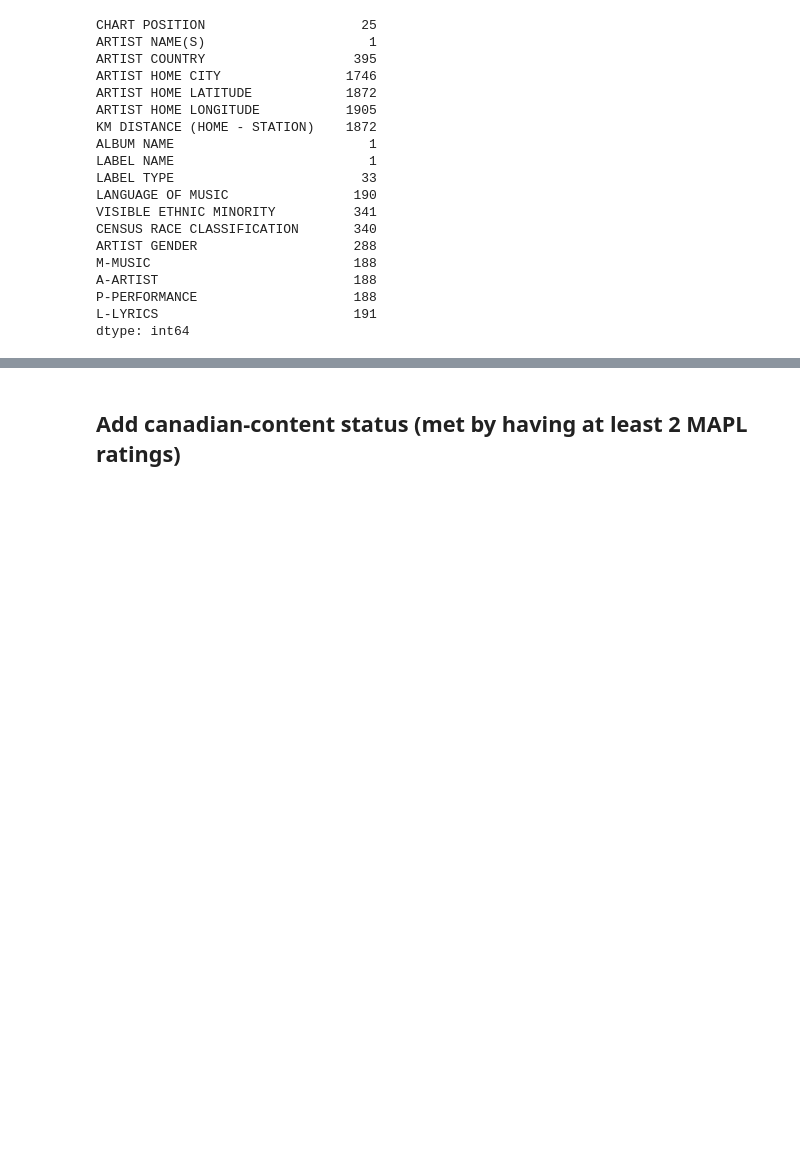
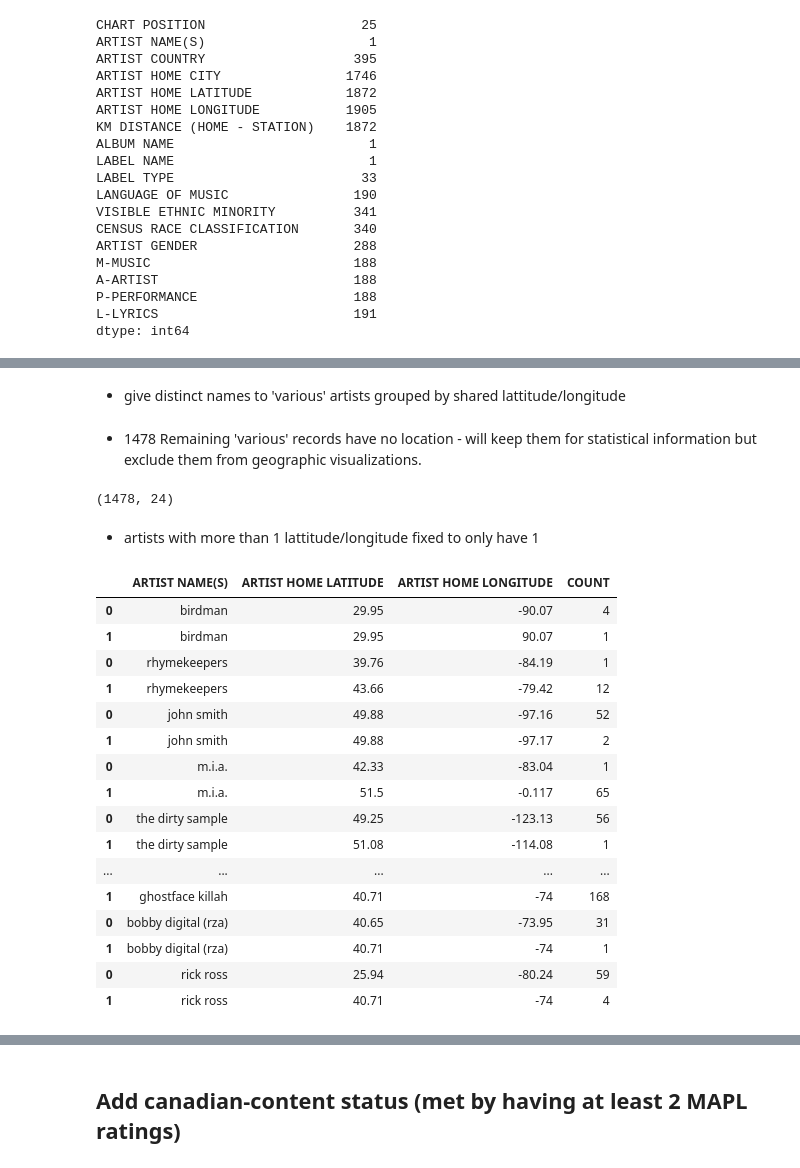
Before and after one commit to OwenBrush/canadian-hip-hop-radio-analysis, a Jupyter notebook: data_cleaning.ipynb, the cells around one changed output, grey strips where cells are left out. Drawn from its saved outputs; the diff is of its cells as text; code cells hidden in the pictures; blank space fills up the shorter version.

```diff
--- a/data_cleaning.ipynb
+++ b/data_cleaning.ipynb
@@ -39,0 +83,13 @@ dtype: int64
+# %%
+# Data
+string_columns = df.select_dtypes(exclude=[np.number, np.datetime64]).columns
+
+for column in string_columns:
+    cleaned = df[column].astype(str)
+    cleaned = cleaned.str.strip()
+    cleaned = cleaned.str.replace('\s+', ' ', regex=True)
+    cleaned = cleaned.str.lower()
+
+    df[column] = cleaned
+
+df.replace('nan',np.nan, inplace=True)
@@ -39,0 +98,2 @@ dtype: int64
+# %%
+df.replace(['', '-', '?'], np.nan, inplace=True)
@@ -40 +119,5 @@ dtype: int64
+# %%
+dates = df['WEEK OF'].astype(str).str.split().str[0]
+dates = dates.replace('3/2/1010', '2010-03-02')
+df['WEEK OF'] = pd.to_datetime(dates)
 # %%
@@ -150,7 +182,7 @@ array([[datetime.datetime(2007, 7, 17, 0, 0), 'CFUV  ', 'Victoria', 'BC',
         nan, nan, nan, nan, nan, nan, nan, nan, nan]], dtype=object)
 # %%
 # Drop row with no artist data
-clean_df = clean_df[~clean_df['ARTIST NAME(S)'].isna()]
+df = df[~df['ARTIST NAME(S)'].isna()]
 # %%
 duplicate_location_set = df.groupby(['ARTIST NAME(S)','ARTIST HOME LATITUDE','ARTIST HOME LONGITUDE'])['ARTIST NAME(S)'].count().reset_index(name='count')
 duplicates = duplicate_location_set['ARTIST NAME(S)'].value_counts()[ duplicate_location_set['ARTIST NAME(S)'].value_counts() >1]
@@ -297,0 +206,2 @@ dtype: int64
+# %% [markdown]
+- give distinct names to 'various' artists grouped by shared lattitude/longitude
@@ -297,0 +214,31 @@ dtype: int64
+# %% [markdown]
+- 1478 Remaining 'various' records have no location - will keep them for statistical information but exclude them from geographic visualizations.
+# %%
+df[df['ARTIST NAME(S)'] == 'various'].shape
+# %% [output]
+(1478, 24)
+# %% [markdown]
+- artists with more than 1 lattitude/longitude fixed to only have 1
+# %%
+duplicate_table = pd.DataFrame()
+for artist in duplicates.index:
+    duplicate_table = pd.concat([duplicate_table, display_unique_locations(artist)])
+duplicate_table
+# %% [output]
+|  | ARTIST NAME(S) | ARTIST HOME LATITUDE | ARTIST HOME LONGITUDE | COUNT |
+| 0 | birdman | 29.95 | -90.07 | 4 |
+| 1 | birdman | 29.95 | 90.07 | 1 |
+| 0 | rhymekeepers | 39.76 | -84.19 | 1 |
+| 1 | rhymekeepers | 43.66 | -79.42 | 12 |
+| 0 | john smith | 49.88 | -97.16 | 52 |
+| 1 | john smith | 49.88 | -97.17 | 2 |
+| 0 | m.i.a. | 42.33 | -83.04 | 1 |
+| 1 | m.i.a. | 51.5 | -0.117 | 65 |
+| 0 | the dirty sample | 49.25 | -123.13 | 56 |
+| 1 | the dirty sample | 51.08 | -114.08 | 1 |
+| ... | ... | ... | ... | ... |
+| 1 | ghostface killah | 40.71 | -74 | 168 |
+| 0 | bobby digital (rza) | 40.65 | -73.95 | 31 |
+| 1 | bobby digital (rza) | 40.71 | -74 | 1 |
+| 0 | rick ross | 25.94 | -80.24 | 59 |
+| 1 | rick ross | 40.71 | -74 | 4 |
```
Also changed, not shown: parts of 109 cells of this notebook, 4 other files.
